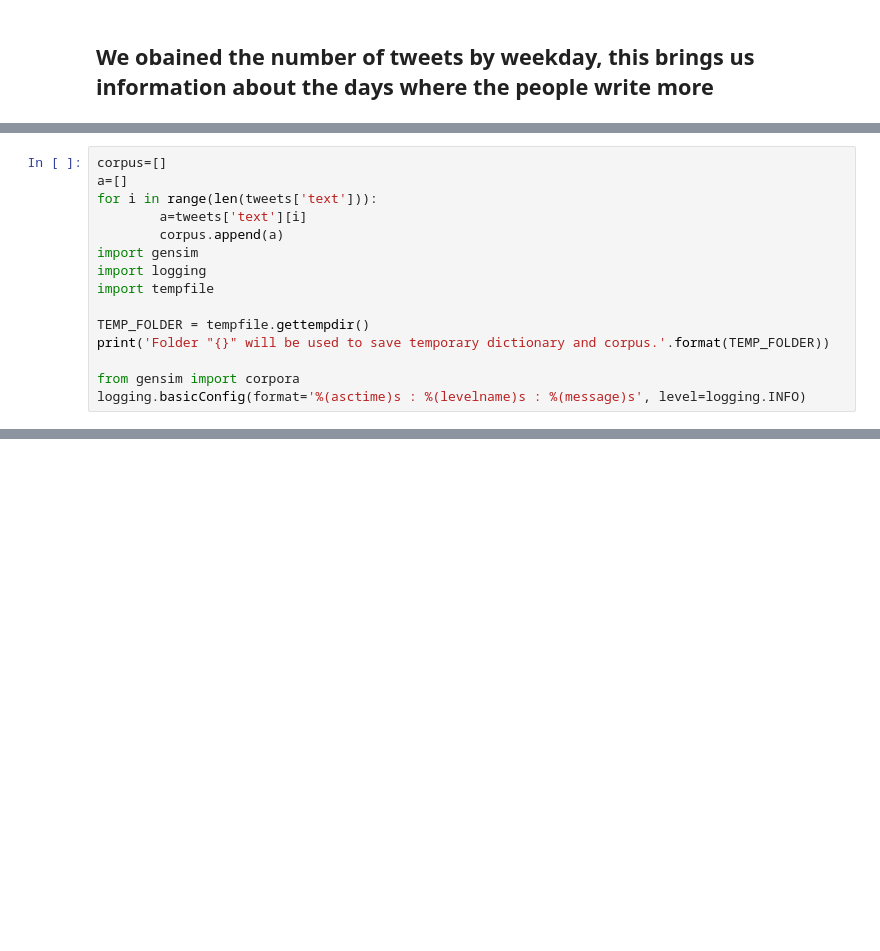
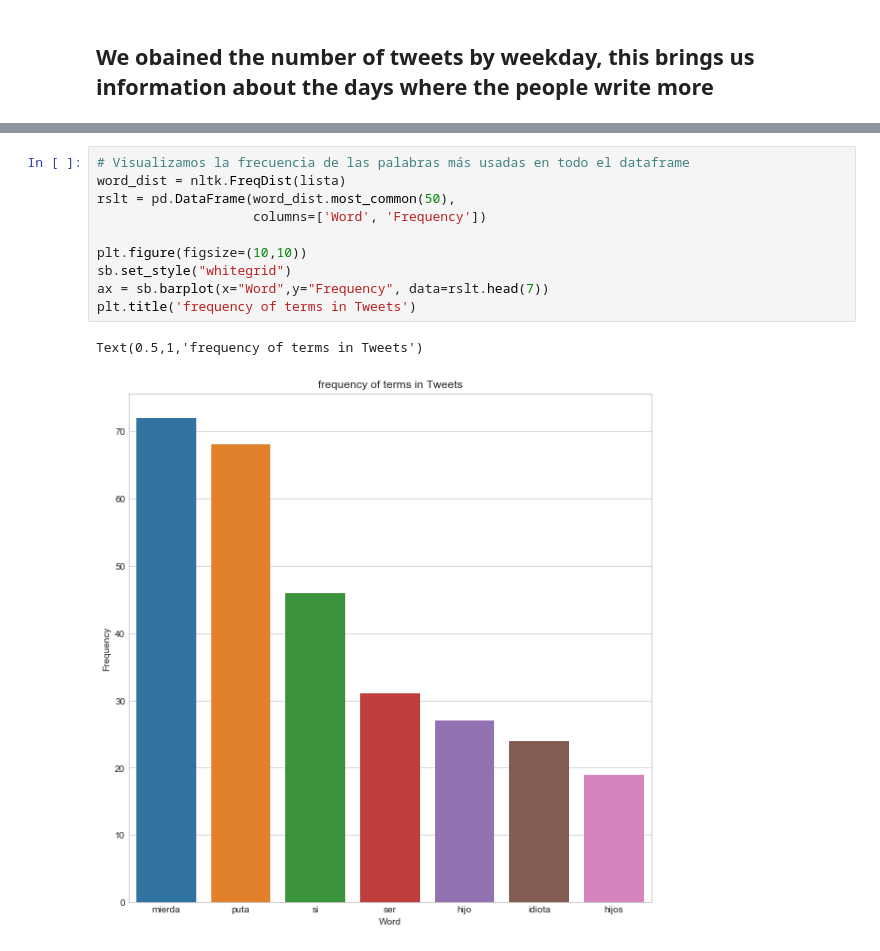
Before and after one commit to Mastersz/Proyecto_Mineria, a Jupyter notebook: Toxic_Tweets.ipynb, the cells around one changed output, grey strips where cells are left out. Drawn from its saved outputs; the diff is of its cells as text; blank space fills up the shorter version.

```diff
--- a/Toxic_Tweets.ipynb
+++ b/Toxic_Tweets.ipynb
@@ -125,15 +84,0 @@ tweets['2014-01-01':'2014-12-31'].index.value_counts().sort_index().resample('M'
-# %%
-corpus=[]
-a=[]
-for i in range(len(tweets['text'])):
-        a=tweets['text'][i]
-        corpus.append(a)
-import gensim
-import logging
-import tempfile
-
-TEMP_FOLDER = tempfile.gettempdir()
-print('Folder "{}" will be used to save temporary dictionary and corpus.'.format(TEMP_FOLDER))
-
-from gensim import corpora
-logging.basicConfig(format='%(asctime)s : %(levelname)s : %(message)s', level=logging.INFO)
@@ -585,0 +378,13 @@ Processed_tweets.to_csv('toxic_tweets.csv')
+# %%
+# Visualizamos la frecuencia de las palabras más usadas en todo el dataframe
+word_dist = nltk.FreqDist(lista)
+rslt = pd.DataFrame(word_dist.most_common(50),
+                    columns=['Word', 'Frequency'])
+
+plt.figure(figsize=(10,10))
+sb.set_style("whitegrid")
+ax = sb.barplot(x="Word",y="Frequency", data=rslt.head(7))
+plt.title('frequency of terms in Tweets')
+# %% [output]
+Text(0.5,1,'frequency of terms in Tweets')
+[figure, added]
```
Also changed, not shown: parts of 71 cells of this notebook, 1 other file.
